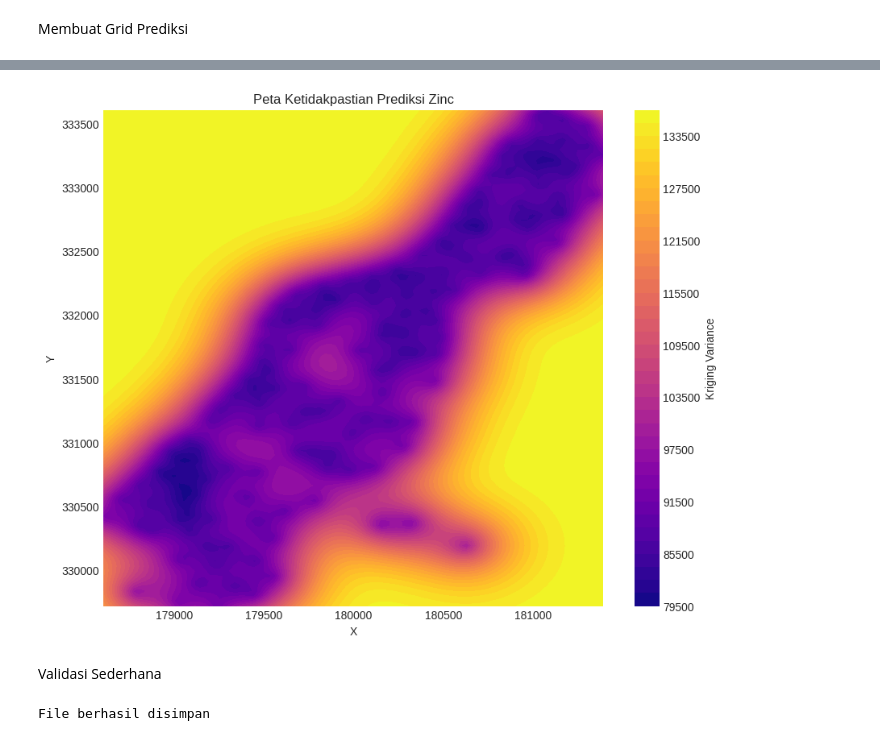
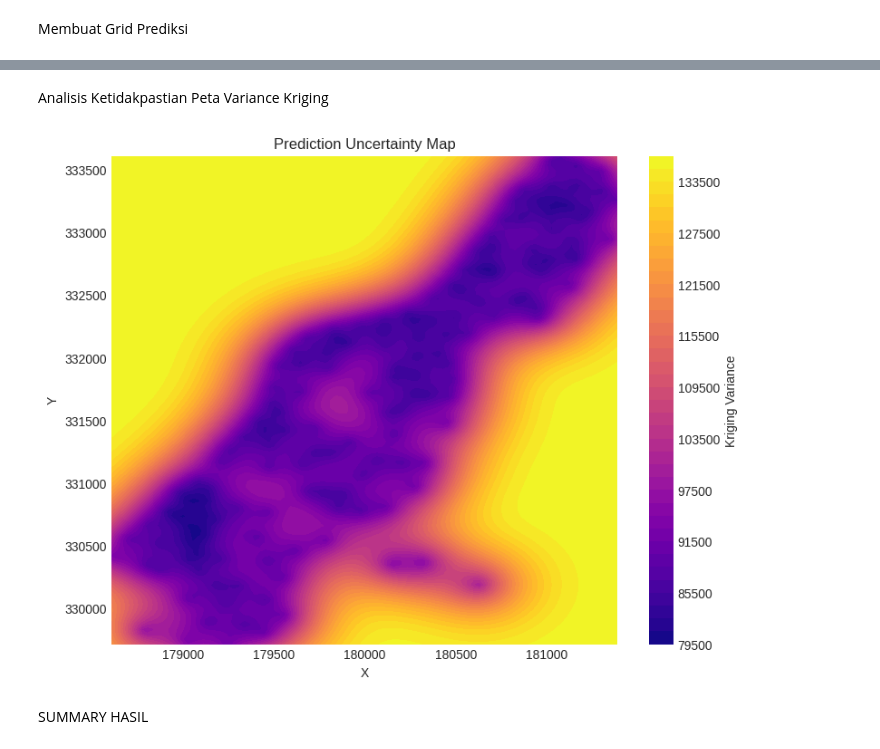
Before and after one commit to solehas25h-salmasoleha/Soil-Kriging-Analysis, a Jupyter notebook: kriging_analysis.ipynb, the cells around one changed output, grey strips where cells are left out. Cells and saved outputs as stored; diff of their text form; code cells hidden in the pictures.

```diff
--- a/kriging_analysis.ipynb
+++ b/kriging_analysis.ipynb
@@ -86,0 +77,8 @@ Mengecek Distribusi Zinc
+# %%
+x = df['x'].astype(float).values
+y = df['y'].astype(float).values
+
+zinc = df['zinc'].astype(float).values
+
+
+print("Jumlah titik :",len(zinc))
@@ -107,7 +176,0 @@ Persiapan Variabel Spasial
-# %%
-x = df['x'].values
-y = df['y'].values
-zinc = df['zinc'].values
-
-
-print("Jumlah titik sampel :", len(zinc))
@@ -313,56 +412,39 @@ Peta Ketidakpastian
+# %% [markdown]
+Analisis Ketidakpastian
+Peta Variance Kriging
 # %%
-plt.figure(figsize=(10,8))
+plt.figure(figsize=(9,7))
 
 
 plt.contourf(
 
     grid_x,
     grid_y,
     variance,
 
     levels=50,
 
     cmap='plasma'
 
 )
 
 
 plt.colorbar(
-    label="Kriging Variance"
+label="Kriging Variance"
+)
+
+
+plt.title(
+"Prediction Uncertainty Map"
 )
 
 
 plt.xlabel("X")
 plt.ylabel("Y")
 
 
-plt.title(
-    "Peta Ketidakpastian Prediksi Zinc"
-)
-
-
 plt.show()
 # %% [output]
-[figure, old version]
+[figure, new version]
-# %% [markdown]
-Validasi Sederhana
-# %%
-hasil = pd.DataFrame({
-
-    "Zinc_Prediksi":
-    z_pred.flatten()
-
-})
-
-
-hasil.to_excel(
-    "hasil_prediksi_zinc.xlsx",
-    index=False
-)
-
-
-print(
-    "File berhasil disimpan"
-)
-# %% [output]
-File berhasil disimpan
+# %% [markdown]
+SUMMARY HASIL
```
Also changed, not shown: parts of 41 cells of this notebook.
